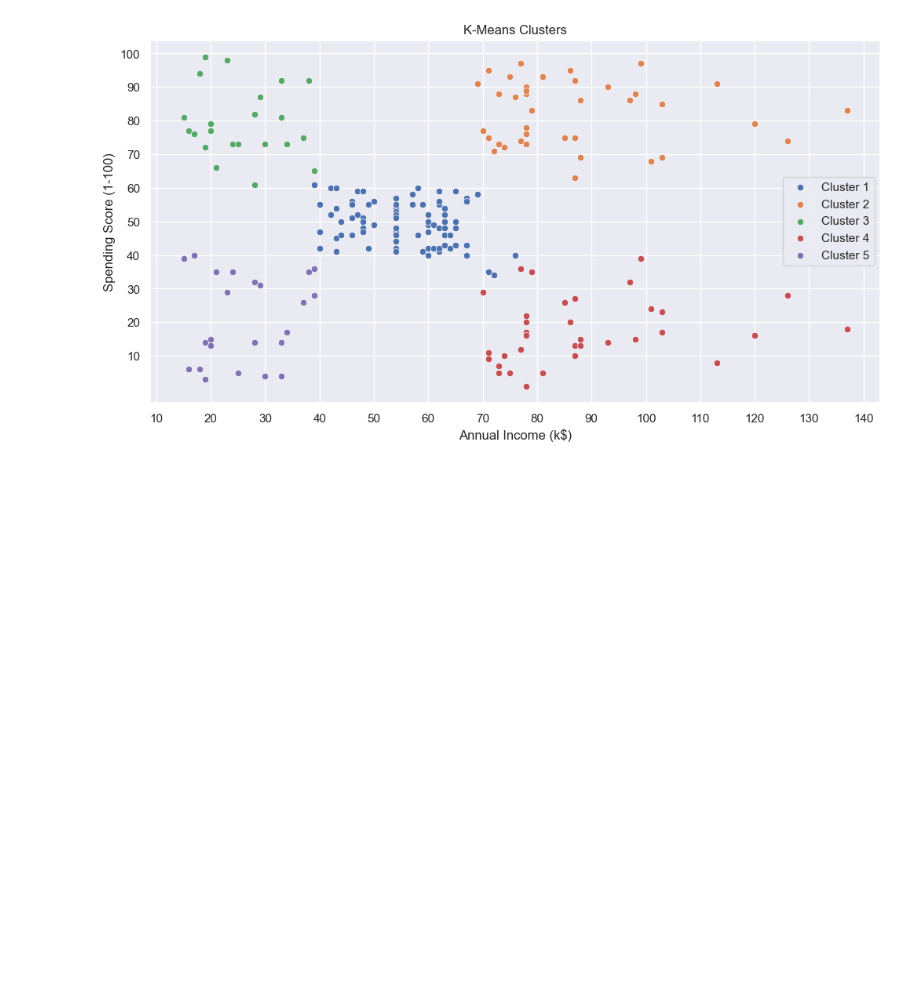
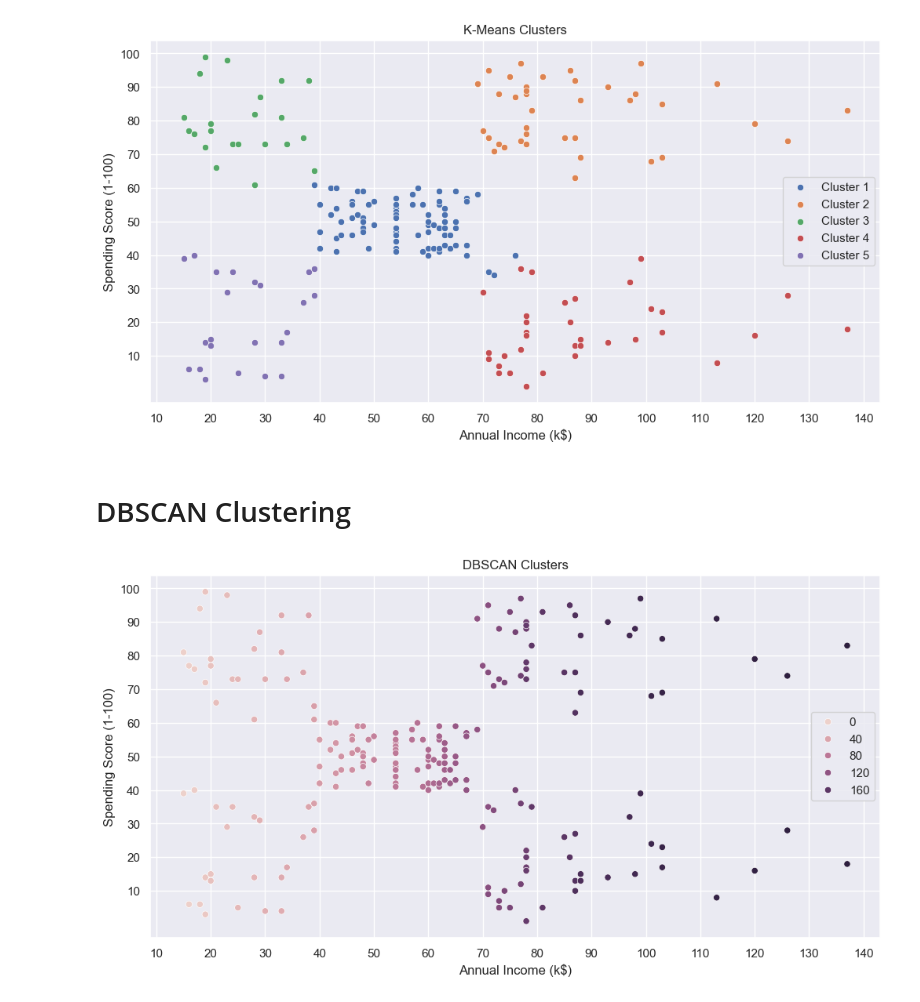
Before and after one commit to Lesego-1/Mall-Customer-Segmentation, a Jupyter notebook: main.ipynb, the cells around one changed output. Cells and saved outputs as stored; diff of their text form; code cells hidden in the pictures; blank space fills up the shorter version.

```diff
--- a/main.ipynb
+++ b/main.ipynb
@@ -56,3 +58,23 @@ plt.yticks(np.arange(10, 101, 10))
 plt.show()
 # %% [output]
 [figure]
+# %% [markdown]
+# DBSCAN Clustering
+# %%
+# Create DBSCAN model
+dbscan_model = DBSCAN(eps=0.5, min_samples=1)
+
+# Fit the model and predict clusters
+dbscan_pred = dbscan_model.fit_predict(X)
+
+# Visualize DBSCAN Clusters
+plt.figure(figsize=(12, 6))
+sns.scatterplot(x=X[:, 0], y=X[:, 1], hue=dbscan_pred)
+plt.title("DBSCAN Clusters")
+plt.xlabel("Annual Income (k$)")
+plt.ylabel("Spending Score (1-100)")
+plt.xticks(np.arange(10, 141, 10))
+plt.yticks(np.arange(10, 101, 10))
+plt.show()
+# %% [output]
+[figure, added]
```
Also changed, not shown: parts of 5 cells of this notebook, 1 other file.
